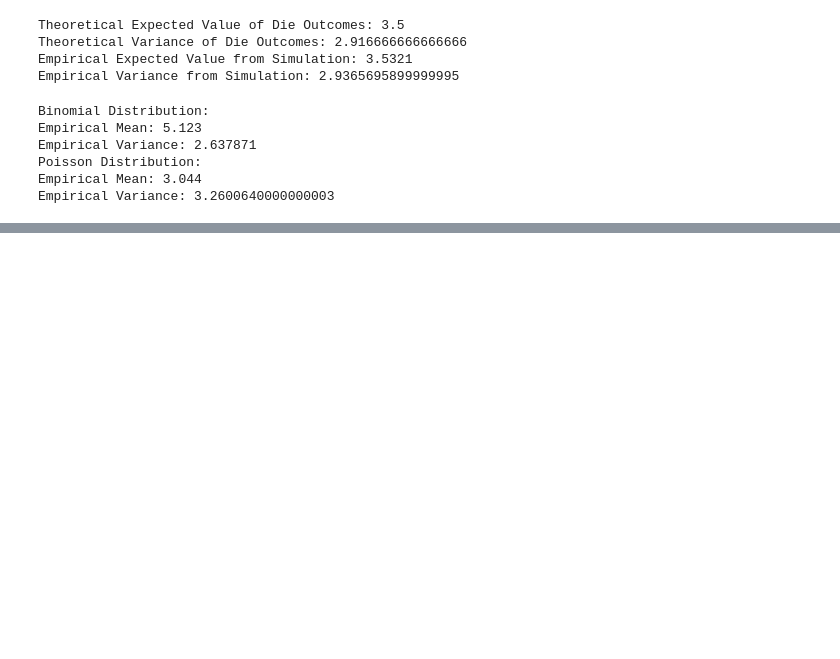
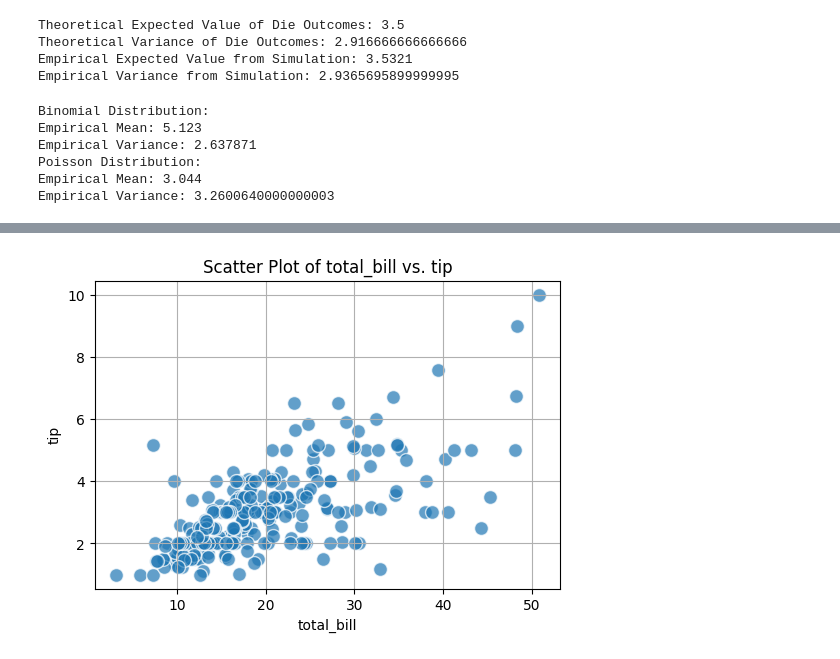
Before and after one commit to Sujay309/1st_assingment, a Jupyter notebook: 4th_stats_assingment.ipynb, the cells around one changed output, grey strips where cells are left out. Cells and saved outputs as stored; diff of their text form; code cells hidden in the pictures; blank space fills up the shorter version.

```diff
--- a/4th_stats_assingment.ipynb
+++ b/4th_stats_assingment.ipynb
@@ -306,0 +334,85 @@ Empirical Variance: 3.2600640000000003
+# %%
+#7) Use seaborn librars to load tips dataset. Find the following from the dataset for the columns total_bill and tip:
+
+data = sns.load_dataset('tips')
+df = data[['total_bill','tip']]
+
+#Write a Python function that calculates their skewness.
+def calculate_skewness(data):
+    return stats.skew(data)
+
+print("Skewness of the data:", calculate_skewness(df))
+
+print("  ")
+
+#Create a program that determines whether the columns exhibit positive skewness, negative skewness, or is approximately symmetric.
+def determine_skewness(data):
+    skewness_value = calculate_skewness(data)
+
+    if skewness_value > 0.5:
+        return 'Positive skewness'
+    elif skewness_value < -0.5:
+        return 'Negative skewness'
+    else:
+        return 'Approximately symmetric'
+
+skewness_results = {}
+for column in df.columns:
+    skewness_results[column] = determine_skewness(df[column])
+
+for column, result in skewness_results.items():
+    print(f"{column}: {result}")
+print(" ")
+
+#Write a function that calculates the covariance between two columns.
+def calculate_covariance(column1, column2):
+    if len(column1) != len(column2):
+        raise ValueError("The columns must have the same length.")
+
+    mean1 = np.mean(column1)
+    mean2 = np.mean(column2)
+
+    covariance = np.mean((column1 - mean1) * (column2 - mean2))
+
+    return covariance
+
+print("covariance between two columns :",calculate_covariance(df['total_bill'],df['tip']))
+print(" ")
+
+#Implement a Python program that calculates the Pearson correlation coefficient between two columns.
+def calculate_pearson_correlation(column1, column2):
+
+    if len(column1) != len(column2):
+        raise ValueError("The columns must have the same length.")
+
+    mean1 = np.mean(column1)
+    mean2 = np.mean(column2)
+
+    covariance = np.mean((column1 - mean1) * (column2 - mean2))
+
+    std_dev1 = np.std(column1, ddof=0)
+    std_dev2 = np.std(column2, ddof=0)
+
+    pearson_correlation = covariance / (std_dev1 * std_dev2)
+
+    return pearson_correlation
+
+print("Pearson correlation coefficient between Column1 and Column2:", calculate_pearson_correlation(df['total_bill'], df['tip']))
+print(" ")
+
+#Write a script to visualize the correlation between two specific columns in a Pandas DataFrame using scatter plots.
+def plot_correlation_scatter(df, column1, column2):
+    x = df[column1]
+    y = df[column2]
+
+    # Create the scatter plot
+    plt.figure(figsize=(6, 4))
+    plt.scatter(x, y, alpha=0.7, edgecolors='w', s=100)
+    plt.title(f'Scatter Plot of {column1} vs. {column2}')
+    plt.xlabel(column1)
+    plt.ylabel(column2)
+    plt.grid(True)
+    plt.show()
+
+plot_correlation_scatter(df, 'total_bill', 'tip')
+# %% [output]
@@ -306,0 +427 @@ Empirical Variance: 3.2600640000000003
+[figure, added]
```
Also changed, not shown: parts of 3 cells of this notebook.
